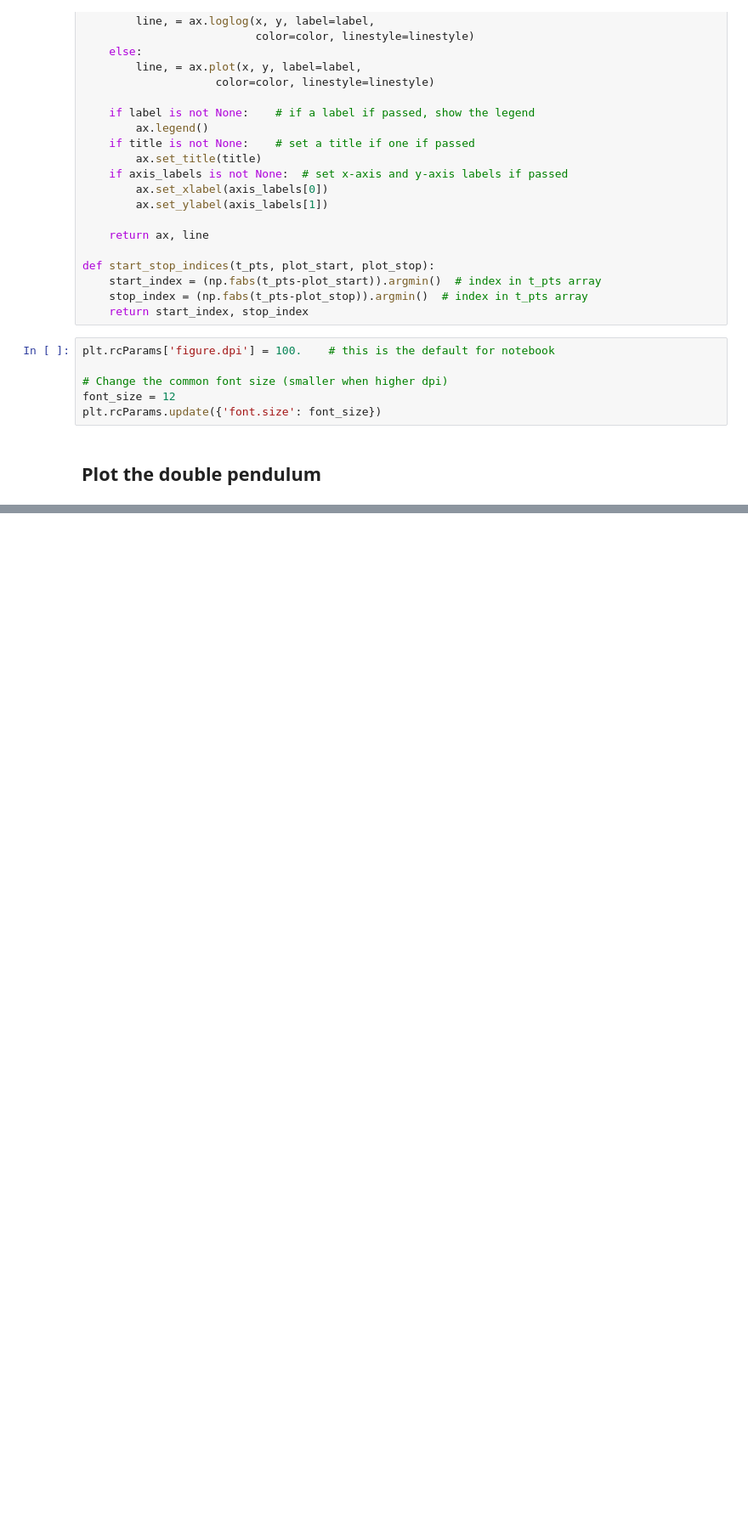
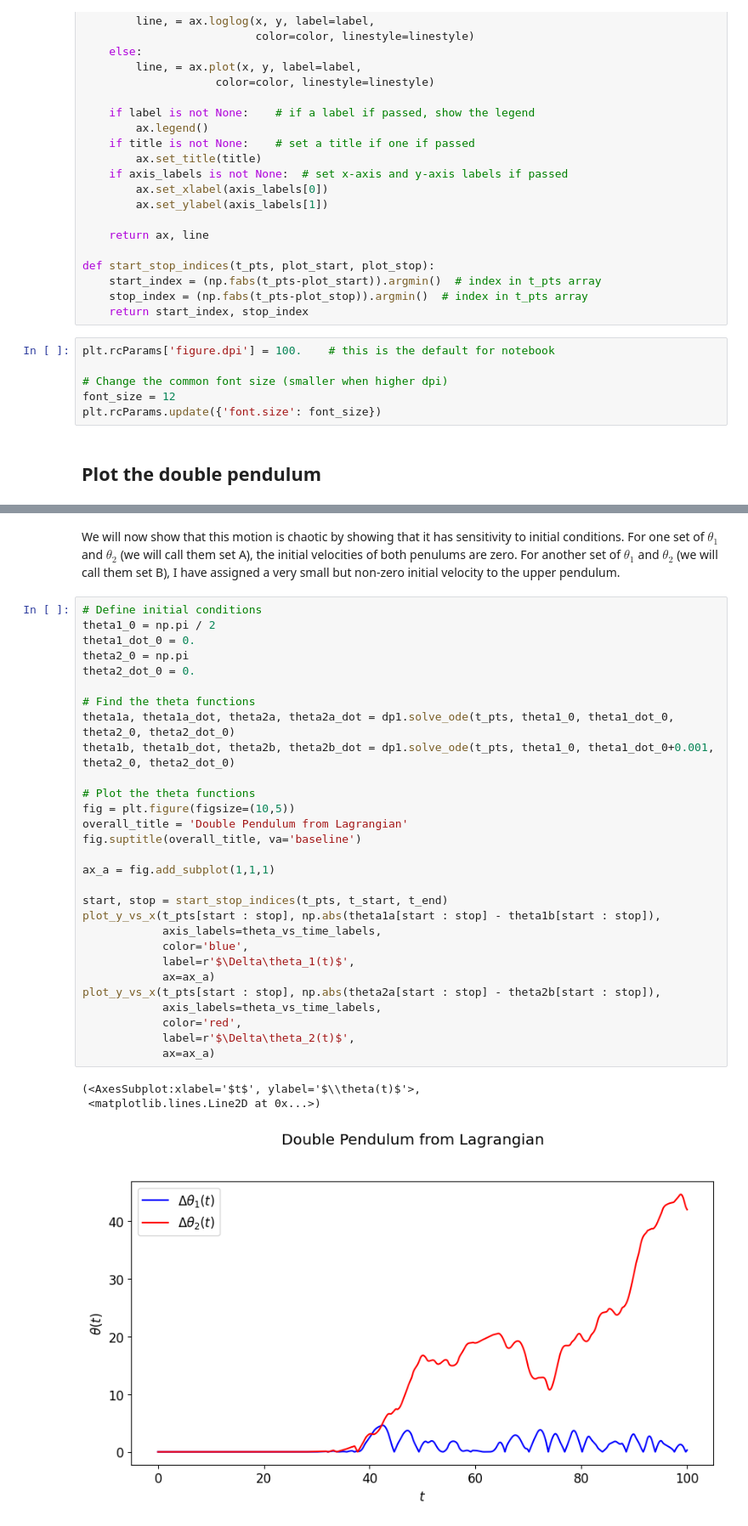
Before and after one commit to robertVonHolle/5300_final, a Jupyter notebook: Double_pendulum.ipynb, the cells around one changed output, grey strips where cells are left out. Shown at 85% size. Saved outputs shown, nothing was run; the diff lists cells and outputs as text; blank space fills up the shorter version.

Commit message:
Updated Double_pendulum to include parts a-c

```diff
--- a/Double_pendulum.ipynb
+++ b/Double_pendulum.ipynb
@@ -278,0 +281,35 @@ ValueError: need at least one array to concatenate
+# %% [markdown]
+We will now show that this motion is chaotic by showing that it has sensitivity to initial conditions. For one set of $\theta_1$ and $\theta_2$ (we will call them set A), the initial velocities of both penulums are zero. For another set of $\theta_1$ and $\theta_2$ (we will call them set B), I have assigned a very small but non-zero initial velocity to the upper pendulum.
+# %%
+# Define initial conditions
+theta1_0 = np.pi / 2
+theta1_dot_0 = 0.
+theta2_0 = np.pi
+theta2_dot_0 = 0.
+
+# Find the theta functions
+theta1a, theta1a_dot, theta2a, theta2a_dot = dp1.solve_ode(t_pts, theta1_0, theta1_dot_0, theta2_0, theta2_dot_0)
+theta1b, theta1b_dot, theta2b, theta2b_dot = dp1.solve_ode(t_pts, theta1_0, theta1_dot_0+0.001, theta2_0, theta2_dot_0)
+
+# Plot the theta functions
+fig = plt.figure(figsize=(10,5))
+overall_title = 'Double Pendulum from Lagrangian'
+fig.suptitle(overall_title, va='baseline')
+
+ax_a = fig.add_subplot(1,1,1)
+
+start, stop = start_stop_indices(t_pts, t_start, t_end)
+plot_y_vs_x(t_pts[start : stop], np.abs(theta1a[start : stop] - theta1b[start : stop]),
+            axis_labels=theta_vs_time_labels,
+            color='blue',
+            label=r'$\Delta\theta_1(t)$',
+            ax=ax_a)
+plot_y_vs_x(t_pts[start : stop], np.abs(theta2a[start : stop] - theta2b[start : stop]),
+            axis_labels=theta_vs_time_labels,
+            color='red',
+            label=r'$\Delta\theta_2(t)$',
+            ax=ax_a)
+# %% [output]
+(<AxesSubplot:xlabel='$t$', ylabel='$\\theta(t)$'>,
+ <matplotlib.lines.Line2D at 0x...>)
+[figure, added]
```
Also changed, not shown: parts of 6 cells of this notebook.
